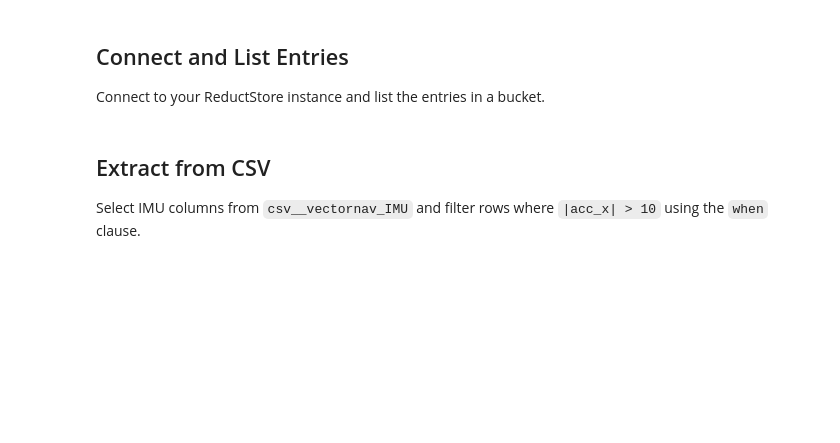
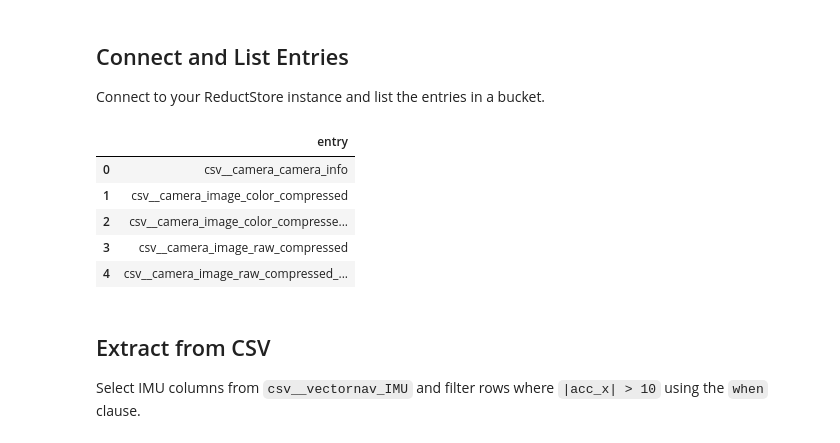
Before and after one commit to reductstore/reduct-plotjuggler, a Jupyter notebook: example/ros_demo.ipynb, the cells around one changed output. Saved outputs shown, nothing was run; the diff lists cells and outputs as text; code cells hidden in the pictures; blank space fills up the shorter version.

```diff
--- a/example/ros_demo.ipynb
+++ b/example/ros_demo.ipynb
@@ -5,21 +5,28 @@ Connect to your ReductStore instance and list the entries in a bucket.
 # %%
 import pandas as pd
 from reduct import Client
 
-REDUCT_URL = "https://play.reduct.store"
-API_TOKEN = "PlotJugglerDemo-e120b77cd1ba9aa30c2bdcdbc494ed38"
-BUCKET = "PlotJugglerDemo"
+REDUCT_URL = "https://test.reduct.store"
+API_TOKEN = "plot_juggler_demo-3af058eb003b2ebd9a0d6f4fe899702f"
+BUCKET = "plot_juggler_demo"
 
 async with Client(REDUCT_URL, api_token=API_TOKEN) as client:
     bucket = await client.get_bucket(BUCKET)
     entries = await bucket.get_entry_list()
     df = (
         pd.DataFrame([{"entry": e.name} for e in entries])
         .sort_values("entry")
         .reset_index(drop=True)
     )
 
 df.head()
+# %% [output]
+|  | entry |
+| 0 | csv__camera_camera_info |
+| 1 | csv__camera_image_color_compressed |
+| 2 | csv__camera_image_color_compresse... |
+| 3 | csv__camera_image_raw_compressed |
+| 4 | csv__camera_image_raw_compressed_... |
 # %% [markdown]
 ## Extract from CSV
 
```
Also changed, not shown: parts of 5 cells of this notebook.
